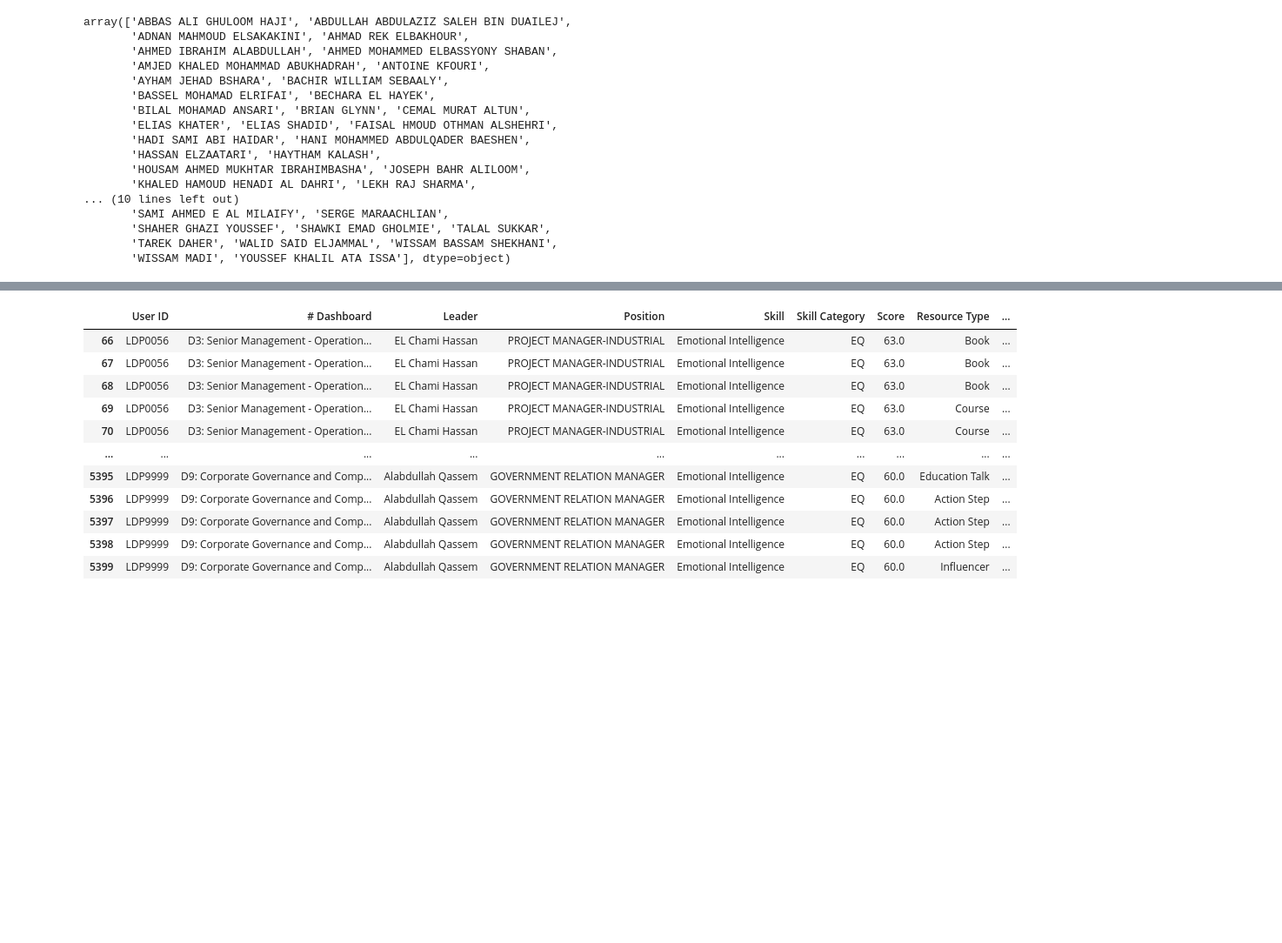
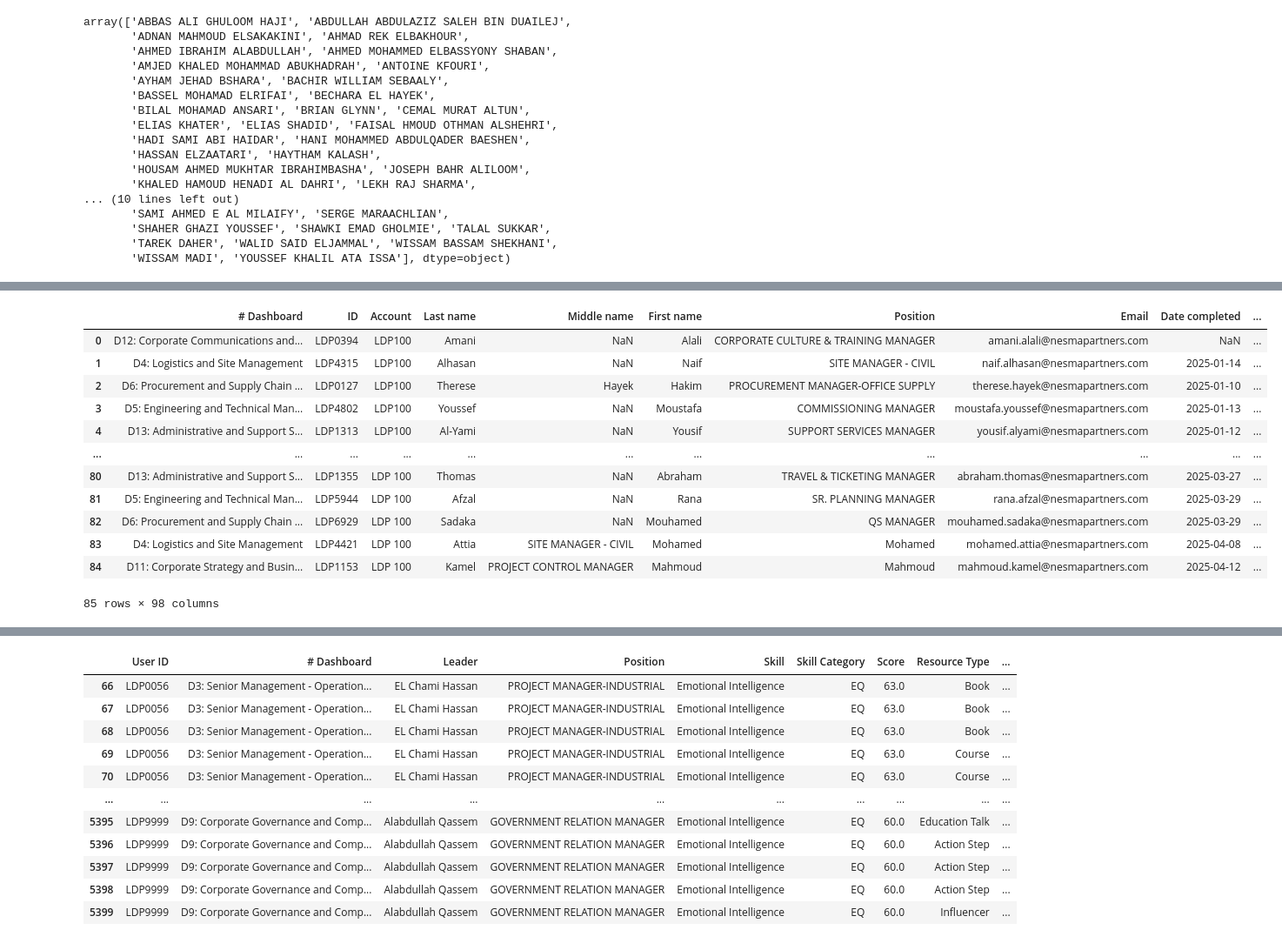
Before and after one commit to Omarharradi/ML_FINAL, a Jupyter notebook: deprecated/rag.ipynb, the cells around one changed output, grey strips where cells are left out. Shown: that part at 87% size. Saved outputs shown, nothing was run; the diff lists cells and outputs as text; code cells hidden in the pictures; blank space fills up the shorter version.

```diff
--- a/deprecated/rag.ipynb
+++ b/deprecated/rag.ipynb
@@ -1166,0 +1197,32 @@ resource=pd.read_csv('../resources_summary.csv')
+# %%
+dashboard_mapping = {
+    'D2': 'D2: Executive Level Operations',
+    'D3': 'D3: Senior Management - Operations and Logistics',
+    'D4': 'D4: Logistics and Site Management',
+    'D5': 'D5: Engineering and Technical Management',
+    'D6': 'D6: Procurement and Supply Chain Management',
+    'D7': 'D7: Corporate Quality Assurance and Control',
+    'D8': 'D8: Health, Safety, and Security',
+    'D9': 'D9: Corporate Governance and Compliance',
+    'D10': 'D10: Financial and Risk Control',
+    'D11': 'D11: Corporate Strategy and Business Development',
+    'D12': 'D12: Corporate Communications and Training',
+    'D13': 'D13: Administrative and Support Services',
+}
+
+df["# Dashboard"] = df["# Dashboard"].map(dashboard_mapping)
+df
+# %% [output]
+|  | # Dashboard | ID | Account | Last name | Middle name | First name | Position | Email | Date completed | ... |
+| 0 | D12: Corporate Communications and... | LDP0394 | LDP100 | Amani | NaN | Alali | CORPORATE CULTURE & TRAINING MANAGER | amani.alali@nesmapartners.com | NaN | ... |
+| 1 | D4: Logistics and Site Management | LDP4315 | LDP100 | Alhasan | NaN | Naif | SITE MANAGER - CIVIL | naif.alhasan@nesmapartners.com | 2025-01-14 | ... |
+| 2 | D6: Procurement and Supply Chain ... | LDP0127 | LDP100 | Therese | Hayek | Hakim | PROCUREMENT MANAGER-OFFICE SUPPLY | therese.hayek@nesmapartners.com | 2025-01-10 | ... |
+| 3 | D5: Engineering and Technical Man... | LDP4802 | LDP100 | Youssef | NaN | Moustafa | COMMISSIONING MANAGER | moustafa.youssef@nesmapartners.com | 2025-01-13 | ... |
+| 4 | D13: Administrative and Support S... | LDP1313 | LDP100 | Al-Yami | NaN | Yousif | SUPPORT SERVICES MANAGER | yousif.alyami@nesmapartners.com | 2025-01-12 | ... |
+| ... | ... | ... | ... | ... | ... | ... | ... | ... | ... | ... |
+| 80 | D13: Administrative and Support S... | LDP1355 | LDP 100 | Thomas | NaN | Abraham | TRAVEL & TICKETING MANAGER | abraham.thomas@nesmapartners.com | 2025-03-27 | ... |
+| 81 | D5: Engineering and Technical Man... | LDP5944 | LDP 100 | Afzal | NaN | Rana | SR. PLANNING MANAGER | rana.afzal@nesmapartners.com | 2025-03-29 | ... |
+| 82 | D6: Procurement and Supply Chain ... | LDP6929 | LDP 100 | Sadaka | NaN | Mouhamed | QS MANAGER | mouhamed.sadaka@nesmapartners.com | 2025-03-29 | ... |
+| 83 | D4: Logistics and Site Management | LDP4421 | LDP 100 | Attia | SITE MANAGER - CIVIL | Mohamed | Mohamed | mohamed.attia@nesmapartners.com | 2025-04-08 | ... |
+| 84 | D11: Corporate Strategy and Busin... | LDP1153 | LDP 100 | Kamel | PROJECT CONTROL MANAGER | Mahmoud | Mahmoud | mahmoud.kamel@nesmapartners.com | 2025-04-12 | ... |
+85 rows × 98 columns
```
Also changed, not shown: parts of 20 cells of this notebook, 11 other files.
